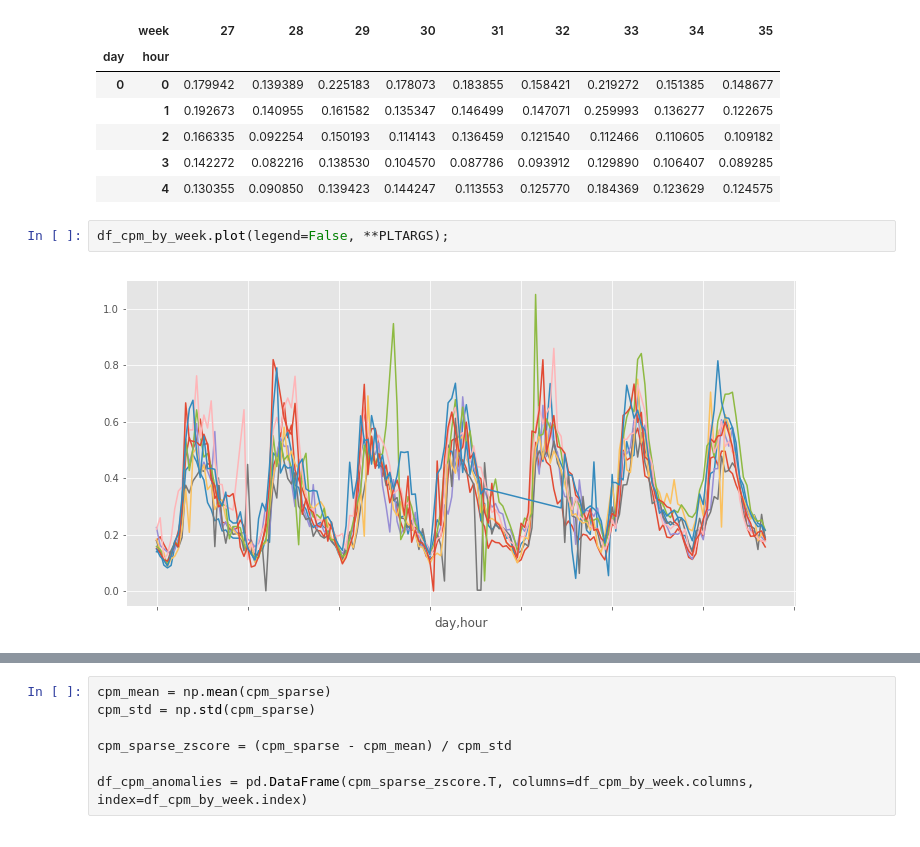
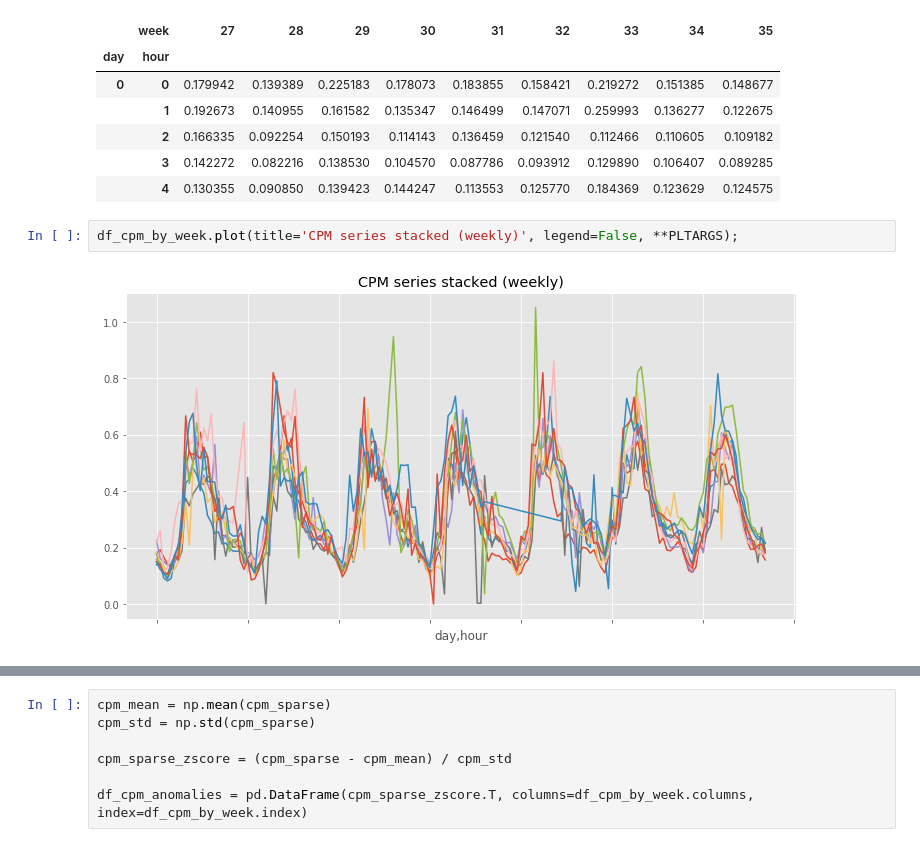
Before and after one commit to sebastianmarkow/blog-appendix, a Jupyter notebook: outlier-detection-rpca/time-series-anomaly-detection-via-rpca.ipynb, the cells around one changed output, grey strips where cells are left out. Drawn from its saved outputs; the diff is of its cells as text.

```diff
--- a/outlier-detection-rpca/time-series-anomaly-detection-via-rpca.ipynb
+++ b/outlier-detection-rpca/time-series-anomaly-detection-via-rpca.ipynb
@@ -253,9 +253,9 @@ df_cpm_by_week.head()
 |  | 3 | 0.142272 | 0.082216 | 0.138530 | 0.104570 | 0.087786 | 0.093912 | 0.129890 | 0.106407 | 0.089285 |
 |  | 4 | 0.130355 | 0.090850 | 0.139423 | 0.144247 | 0.113553 | 0.125770 | 0.184369 | 0.123629 | 0.124575 |
 # %%
-df_cpm_by_week.plot(legend=False, **PLTARGS);
+df_cpm_by_week.plot(title='CPM series stacked (weekly)', legend=False, **PLTARGS);
 # %% [output]
-[figure, old version]
+[figure, new version]
 # %%
 %%time
 
```
Also changed, not shown: parts of 14 cells of this notebook, 10 other files.
